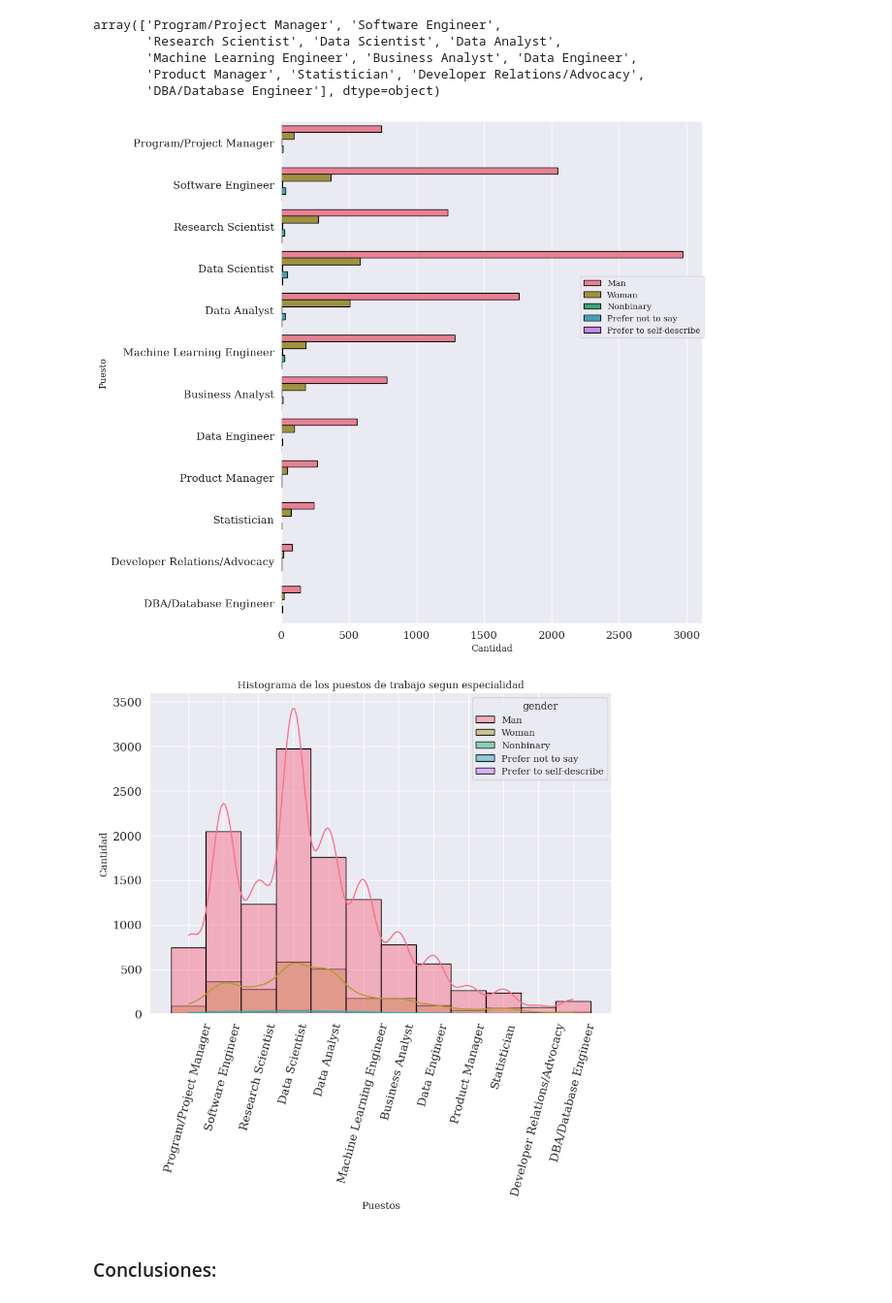
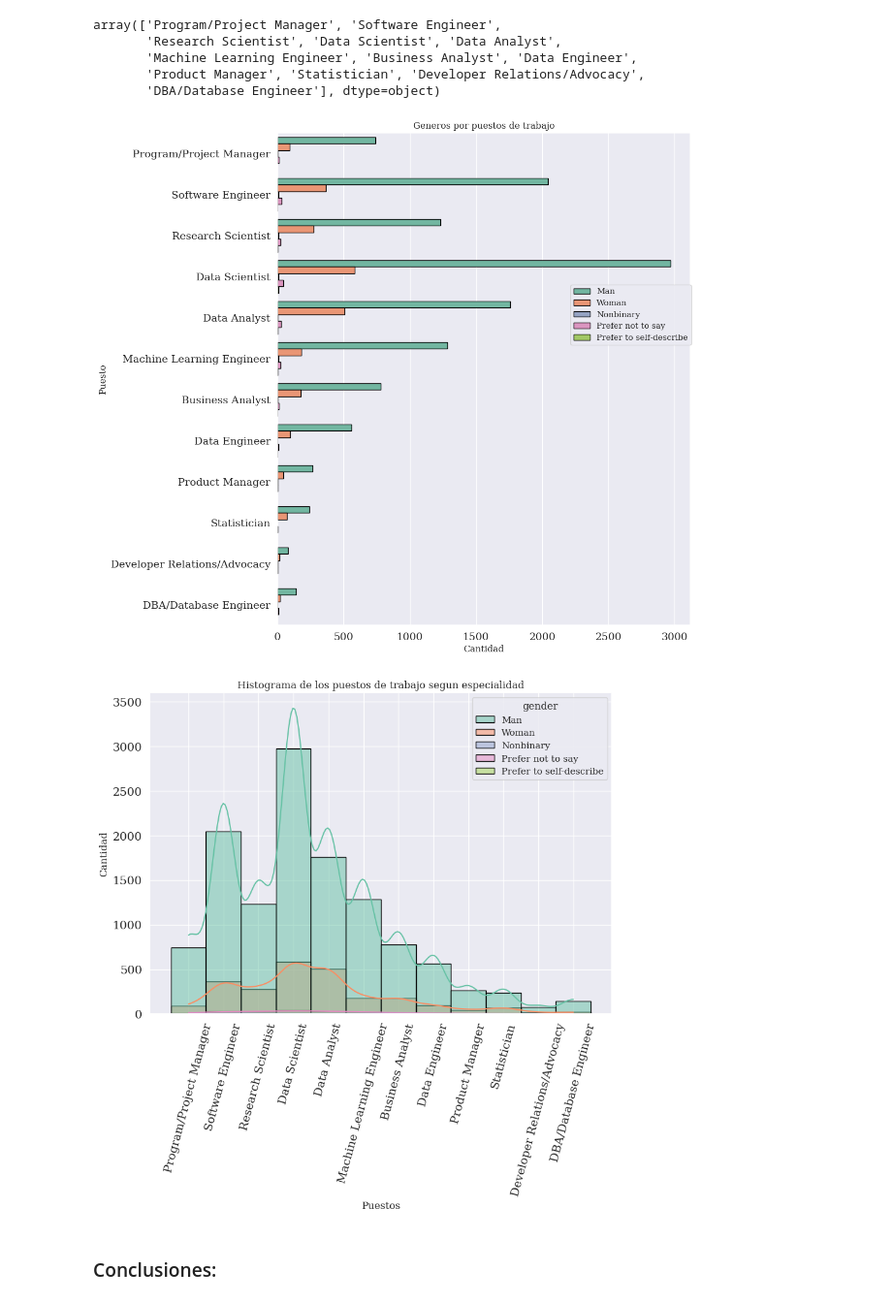
Before and after one commit to Adalab/project-DA-promo-c-modulo-2-team-5, a Jupyter notebook: sprint3_proyecto_modulo2.ipynb, the cells around one changed output. Shown at 97% size. Saved outputs shown, nothing was run; the diff lists cells and outputs as text; code cells hidden in the pictures.

```diff
--- a/sprint3_proyecto_modulo2.ipynb
+++ b/sprint3_proyecto_modulo2.ipynb
@@ -110,36 +115,37 @@ array(['Program/Project Manager', 'Software Engineer',
 # %%
 plt.figure(figsize = (10, 12))
 
-fig = sns.countplot(data = df_puesto_genero, y = "puesto", palette = "husl", hue = "gender", edgecolor = "black")
+fig = sns.countplot(data = df_puesto_genero, y = "puesto", palette = "Set2", hue = "gender", edgecolor = "black")
 
 fig.set(xlabel = "Cantidad", ylabel = "Puesto")
 
 sns.set(font = "serif")
 
 plt.legend(bbox_to_anchor = (0.7, 0.7))
+plt.title(label='Generos por puestos de trabajo',font = "serif")
 
-plt.xlabel("Cantidad", fontsize = 20, font = "serif")
-plt.ylabel("Puesto", fontsize = 20, font = "serif")
+plt.xlabel("Cantidad", fontsize = 15, font = "serif")
+plt.ylabel("Puesto", fontsize = 15, font = "serif")
 
 plt.xticks(fontsize = 14)
 plt.yticks(fontsize = 14);
 # %% [output]
-[figure, old version]
+[figure, new version]
 # %%
 plt.figure(figsize =(10,7))
 
-fig = sns.histplot(x='puesto', data = df_puesto_genero, palette = "husl", hue = 'gender', edgecolor = "black",kde=True)
+fig = sns.histplot(x='puesto', data = df_puesto_genero, palette = "Set2", hue = 'gender', edgecolor = "black",kde=True)
 fig.set_title('Histograma de los puestos de trabajo segun especialidad')
 plt.xticks(rotation= 75)
 plt.xlabel("Puestos", fontsize = 20, font = "serif")
 plt.ylabel("Cantidad", fontsize = 20, font = "serif")
 
 plt.xticks(fontsize = 14)
 plt.yticks(fontsize = 14);
 
 plt.show()
 # %% [output]
-[figure, old version]
+[figure, new version]
 # %% [markdown]
 ### Conclusiones:
 # %% [markdown]
```
Also changed, not shown: parts of 35 cells of this notebook.
